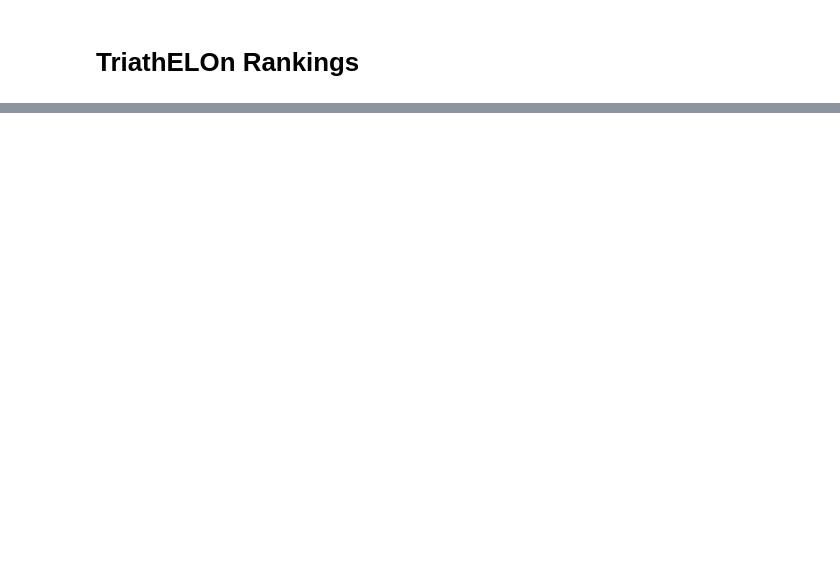
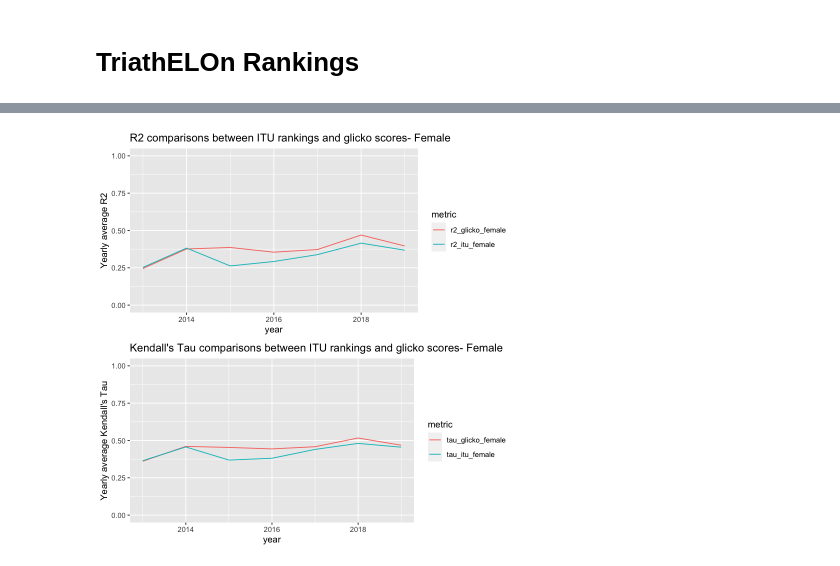
Before and after one commit to Bunrieu-sketch/TriathELOn_rankings, a Jupyter notebook: Doc/Glicko_Rankings.ipynb, the cells around one changed output, grey strips where cells are left out. Cells and saved outputs as stored; diff of their text form; code cells hidden in the pictures; blank space fills up the shorter version.

Commit message:
updating notebook and functions

```diff
--- a/Doc/Glicko_Rankings.ipynb
+++ b/Doc/Glicko_Rankings.ipynb
@@ -167,0 +101,12 @@ best_c_male
+# %%
+### Find optimal level of C, grid to search over
+c_vec <- seq(2, 20, by=2)
+
+# find best value of c by grid-search function
+# warnings are due to collinearity in first race where all players have
+# ranking 1500
+best_c_male <- suppressWarnings(find_best_c(c_vec, male_races))
+best_c_female <- suppressWarnings(find_best_c(c_vec, female_races))
+
+print(best_c_male)
+print(best_c_female)
@@ -167,0 +193,30 @@ best_c_male
+# %%
+year <- c(rep(2009, length(calendar$'2009')), rep(2010, length(calendar$'2010')), rep(2011, length(calendar$'2011')), rep(2012, length(calendar$'2012')),
+  rep(2013, length(calendar$'2013')), rep(2014, length(calendar$'2014')), rep(2015, length(calendar$'2015')), rep(2016, length(calendar$'2016')),
+  rep(2017, length(calendar$'2017')), rep(2018, length(calendar$'2018')), rep(2019, length(calendar$'2019')))
+
+female_results <- tibble(r2_itu_female, r2_glicko_female, tau_itu_female, tau_glicko_female, year)
+tidy_female <- female_results %>% gather("metric", "score", -year)
+
+year_summaries_female <- tidy_female %>%
+                        filter(year  > 2012)  %>%
+                        group_by(year, metric) %>%
+                        summarize(average_score = mean(score))
+
+# create and display plots
+r2_female <- year_summaries_female %>% filter(metric == "r2_glicko_female" | metric == "r2_itu_female")
+kendall_female <- year_summaries_female %>% filter(metric == "tau_glicko_female" | metric == "tau_itu_female")
+
+r2_plot_female <- ggplot(r2_female) + aes(x = year, y = average_score, colour = metric) +
+    geom_line() + coord_cartesian(ylim = c(0, 1)) +
+    labs(y = "Yearly average R2",
+         title = "R2 comparisons between ITU rankings and glicko scores- Female")
+
+kendall_plot_female <- ggplot(kendall_female) + aes(x = year, y = average_score, colour = metric) +
+    geom_line() + coord_cartesian(ylim = c(0, 1)) +
+    labs(y = "Yearly average Kendall's Tau",
+         title = "Kendall's Tau comparisons between ITU rankings and glicko scores- Female")
+
+grid.arrange(r2_plot_female, kendall_plot_female, nrow = 2)
+# %% [output]
+[figure, added]
```
Also changed, not shown: parts of 14 cells of this notebook, 1 other file.
